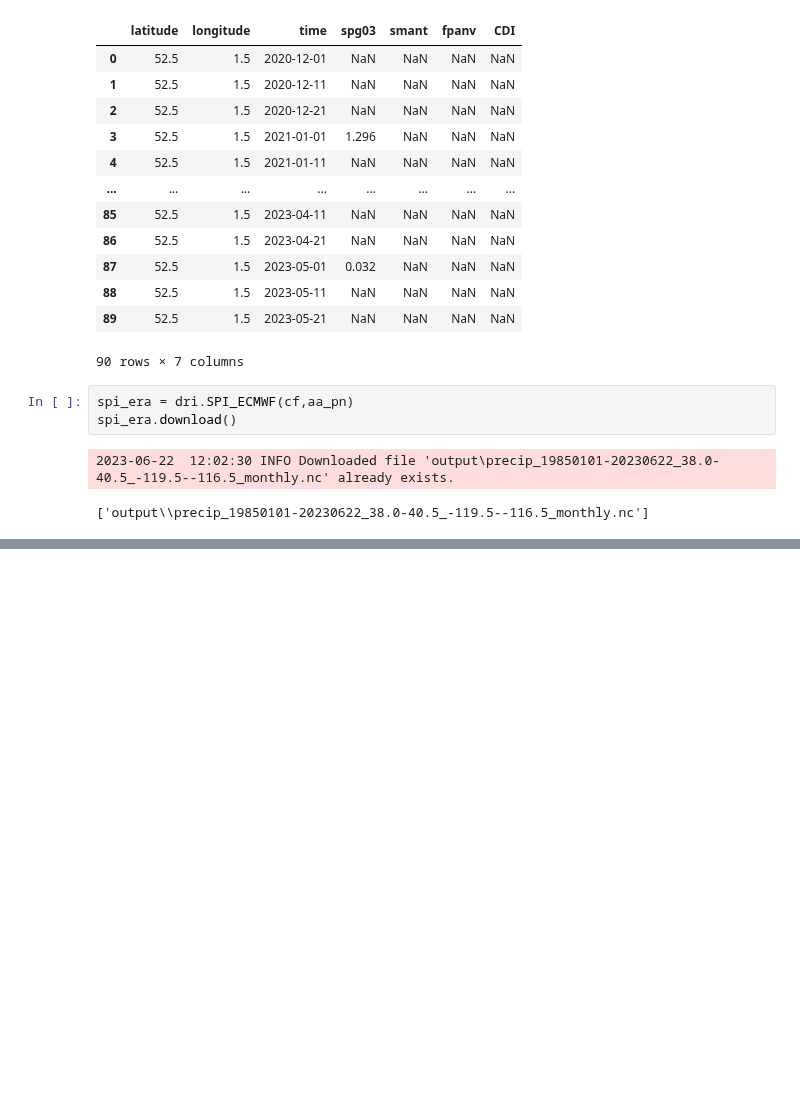
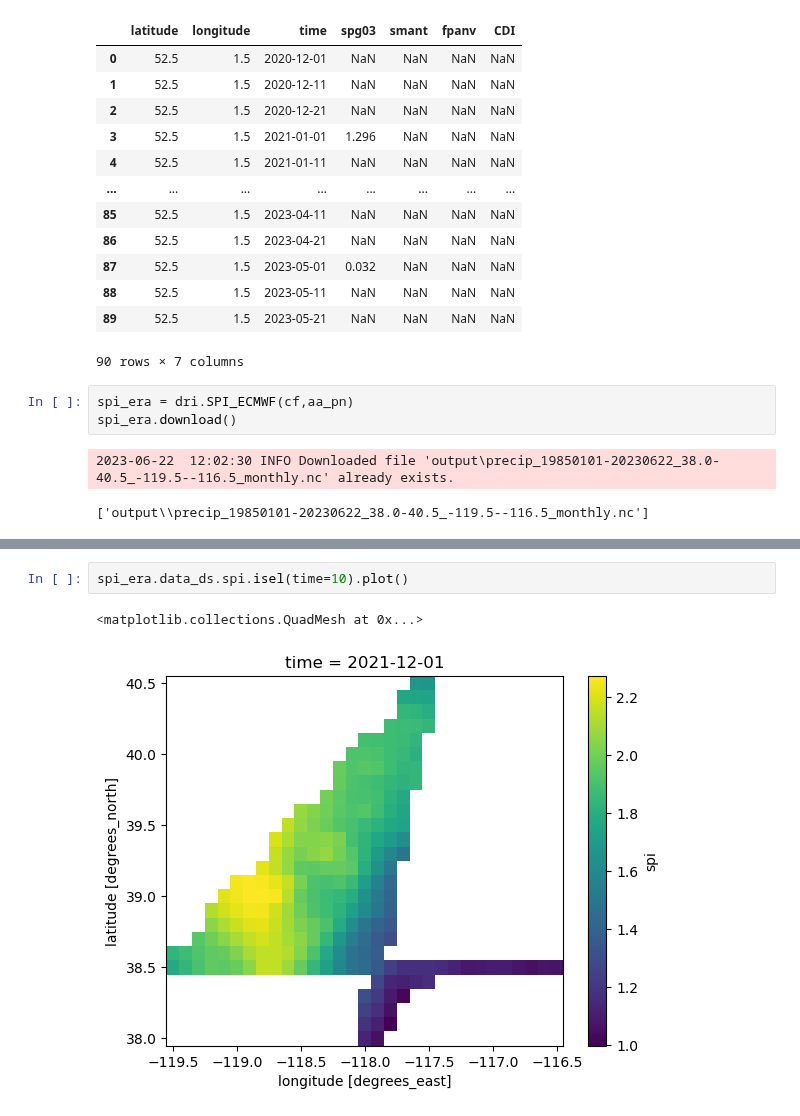
Before and after one commit to pixalytics-ltd/Climate-drought, a Jupyter notebook: test_cdi.ipynb, the cells around one changed output, grey strips where cells are left out. Drawn from its saved outputs; the diff is of its cells as text; blank space fills up the shorter version.

Commit message:
sma bbox 3D data extraction working

```diff
--- a/test_cdi.ipynb
+++ b/test_cdi.ipynb
@@ -564,0 +556,5 @@ spi_era.process()
+# %%
+spi_era.data_ds.spi.isel(time=10).plot()
+# %% [output]
+<matplotlib.collections.QuadMesh at 0x...>
+[figure, added]
```
Also changed, not shown: parts of 10 cells of this notebook, 2 other files.
